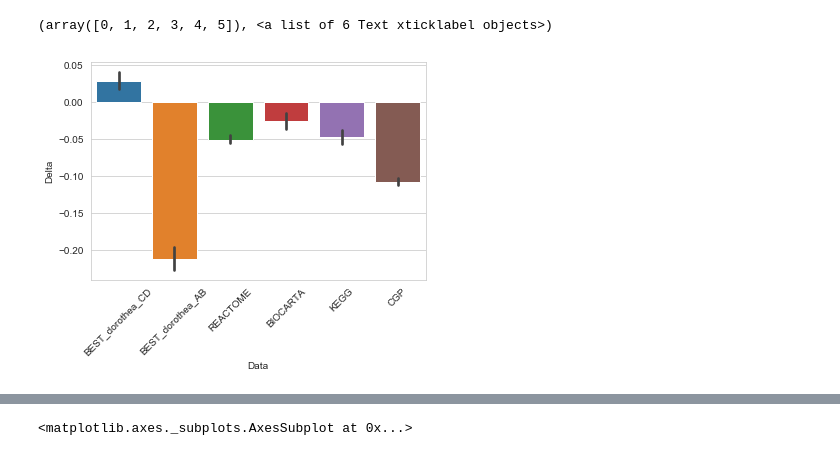
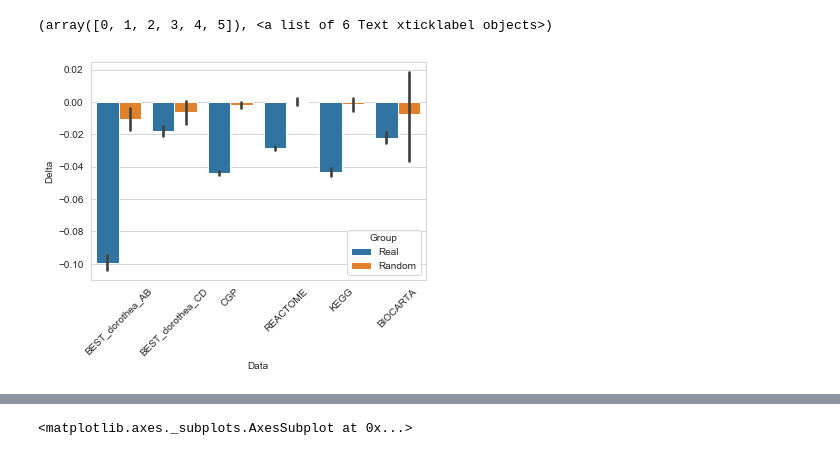
Before and after one commit to bence-szalai/why-pathway-methods-work, a Jupyter notebook: notebooks/overlap_fig_new.ipynb, the cells around one changed output, grey strips where cells are left out. Cells and saved outputs as stored; diff of their text form; code cells hidden in the pictures.

```diff
--- a/notebooks/overlap_fig_new.ipynb
+++ b/notebooks/overlap_fig_new.ipynb
@@ -36,6 +36,12 @@ for dname in delta:
     delta_df=pd.concat([delta_df,temp])
 #fil=delta_df['Delta'].abs()<1
 #delta_df=delta_df[fil]
+# %%
+delta_df['Group']='Real'
+delta_rnd['Group']='Random'
+delta_df=pd.concat([delta_df,delta_rnd])
+# %%
+delta_rnd=delta_df.copy()
 # %%
 delta_df.groupby('Data').mean()
 # %% [output]
@@ -87,9 +113,9 @@ for dname1 in dnames:
     delta[dname1]=[]
     for dname2 in list(set(dnames)-set([dname1])):
         score=pd.read_csv('../results/benchmark/z_scores/%s/single/%s%s%s.csv' % (bname,dname2,rtype,atype),
-                      sep=',',header=0,index_col=0).abs().max()
+                      sep=',',header=0,index_col=0).abs().mean(1)
         score_2minus1=pd.read_csv('../results/benchmark/z_scores/%s/overlap/%s%s_minus_%s%s%s.csv' % (bname,dname2,rtype,dname1,rtype,atype),
-                                     sep=',',header=0,index_col=0).abs().max()
+                                     sep=',',header=0,index_col=0).abs().mean(1)
         if dname2<dname1:
             score=score[pd.Series(score_2minus1.index).apply(lambda x:x.split('*')[0]).values]
         else:
@@ -103,3 +129,7 @@ for dname in delta:
     delta_df=pd.concat([delta_df,temp])
 #fil=delta_df['Delta'].abs()<2
 #delta_df=delta_df[fil]
+# %%
+delta_df['Group']='Real'
+delta_rnd['Group']='Random'
+delta_df=pd.concat([delta_df,delta_rnd])
@@ -117,6 +149,6 @@ delta_df.groupby('Data').mean()
 # %%
-sns.barplot(x='Data',y='Delta',data=delta_df)
+sns.barplot(x='Data',y='Delta',hue='Group',data=delta_df)
 plt.xticks(rotation=45)
 # %% [output]
 (array([0, 1, 2, 3, 4, 5]), <a list of 6 Text xticklabel objects>)
-[figure, old version]
+[figure, new version]
```
Also changed, not shown: parts of 15 cells of this notebook, 6 other files.
